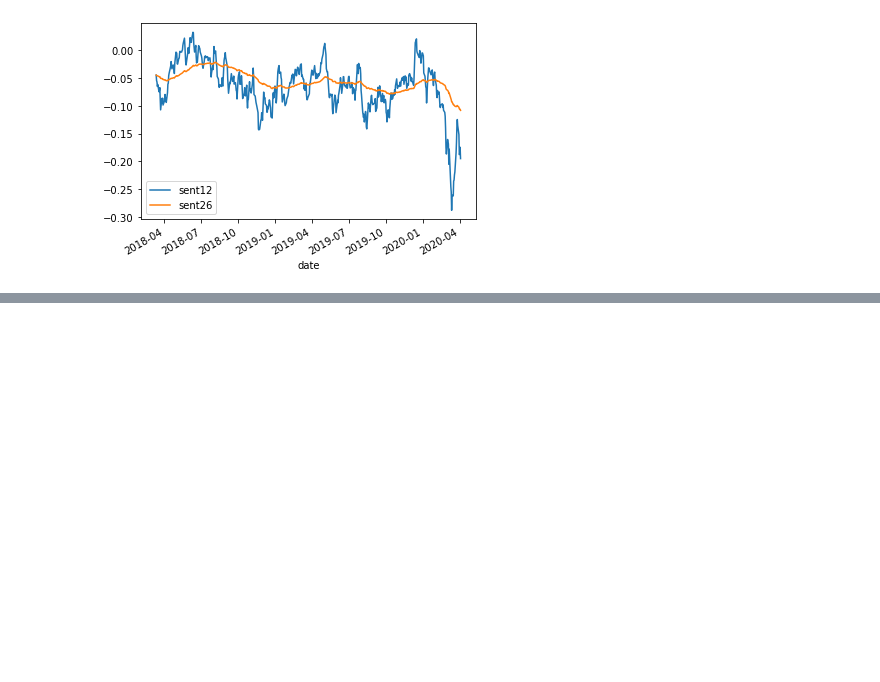
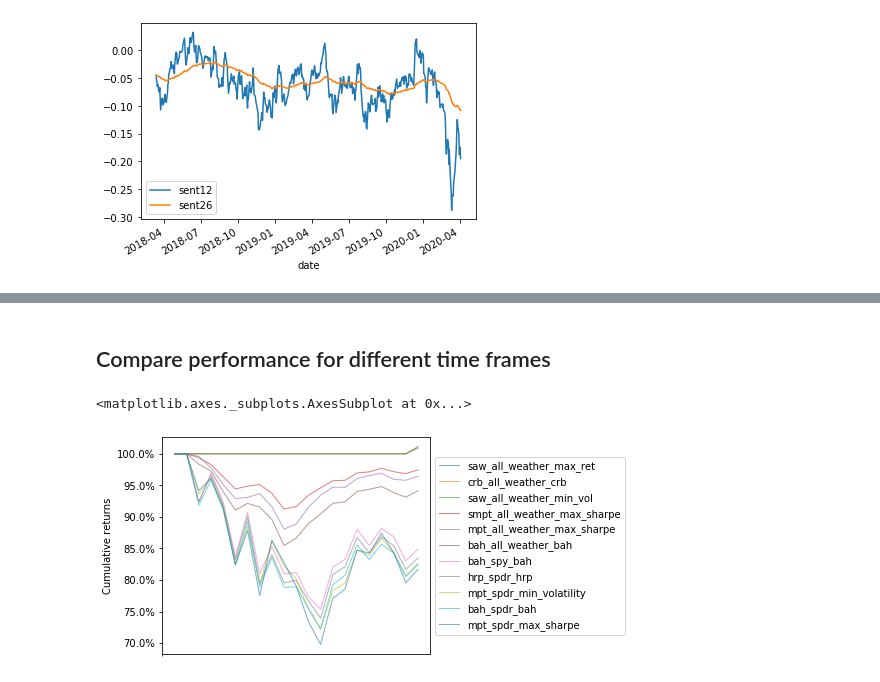
Before and after one commit to eleow/roboadvisorSystem, a Jupyter notebook: SystemCode/backend/notebooks/Update.ipynb, the cells around one changed output, grey strips where cells are left out. Drawn from its saved outputs; the diff is of its cells as text; code cells hidden in the pictures; blank space fills up the shorter version.

```diff
--- a/SystemCode/backend/notebooks/Update.ipynb
+++ b/SystemCode/backend/notebooks/Update.ipynb
@@ -306,0 +346,21 @@ with open(dir_path + "portfolio_graph.pickle", "wb+") as f:
+# %% [markdown]
+## Compare performance for different time frames
+# %%
+pref_1mth = []
+pref_1yr = []
+pref_all = []
+for k, v in details_pref.items():
+    pref_1mth.append((k, v[0][1]))
+    pref_1yr.append((k, v[1][1]))
+    pref_all.append((k, v[2][1]))
+# _ = print_table_from_perf_array(pref_1mth, show_header=False)
+# %%
+# Sort by performance (cumulative returns)
+pref_1mth.sort(key=lambda x: x[1]['algorithm_period_return'][-1].item(), reverse=True)
+pref_1yr.sort(key=lambda x: x[1]['algorithm_period_return'][-1].item(), reverse=True)
+pref_all.sort(key=lambda x: x[1]['algorithm_period_return'][-1].item(), reverse=True)
+# %%
+plot_rolling_returns_from_perf_array(pref_1mth, None)
+# %% [output]
+<matplotlib.axes._subplots.AxesSubplot at 0x...>
+[figure, added]
```
Also changed, not shown: parts of 10 cells of this notebook, 27 other files.
